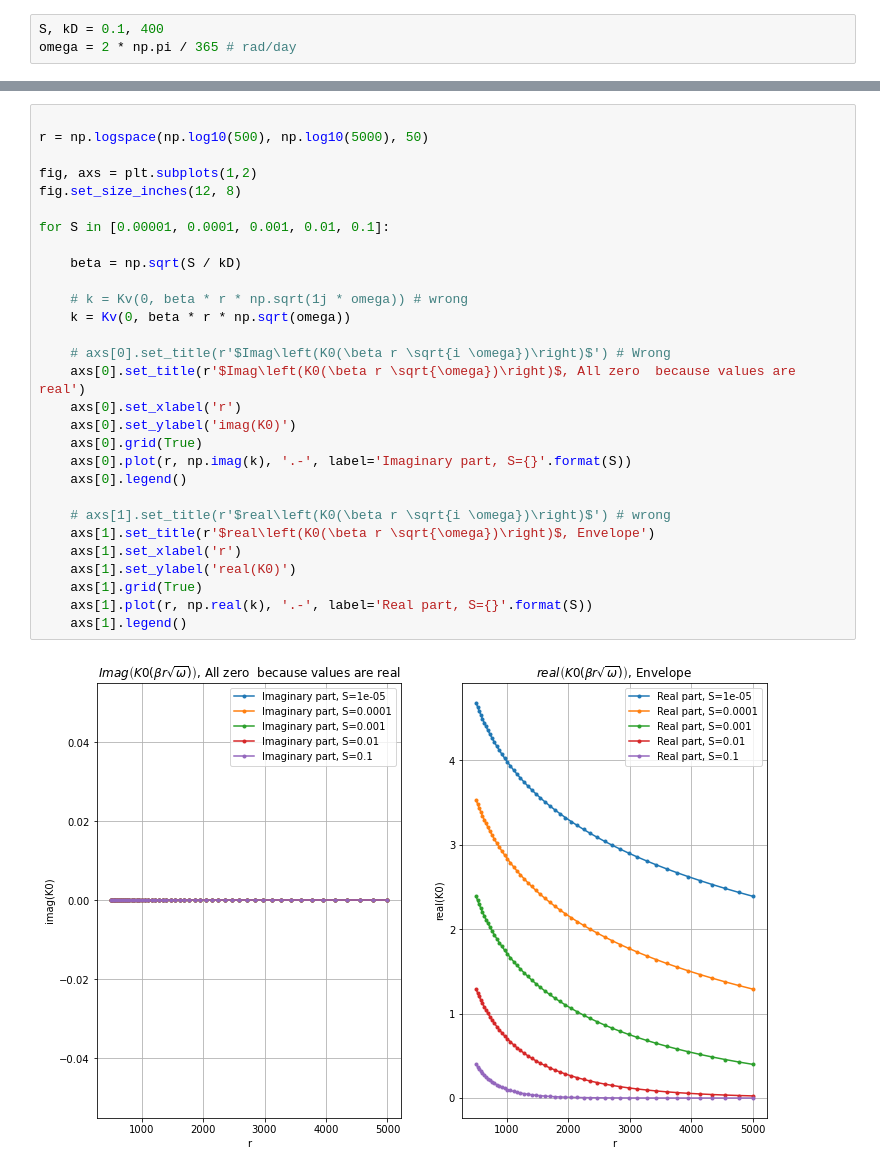
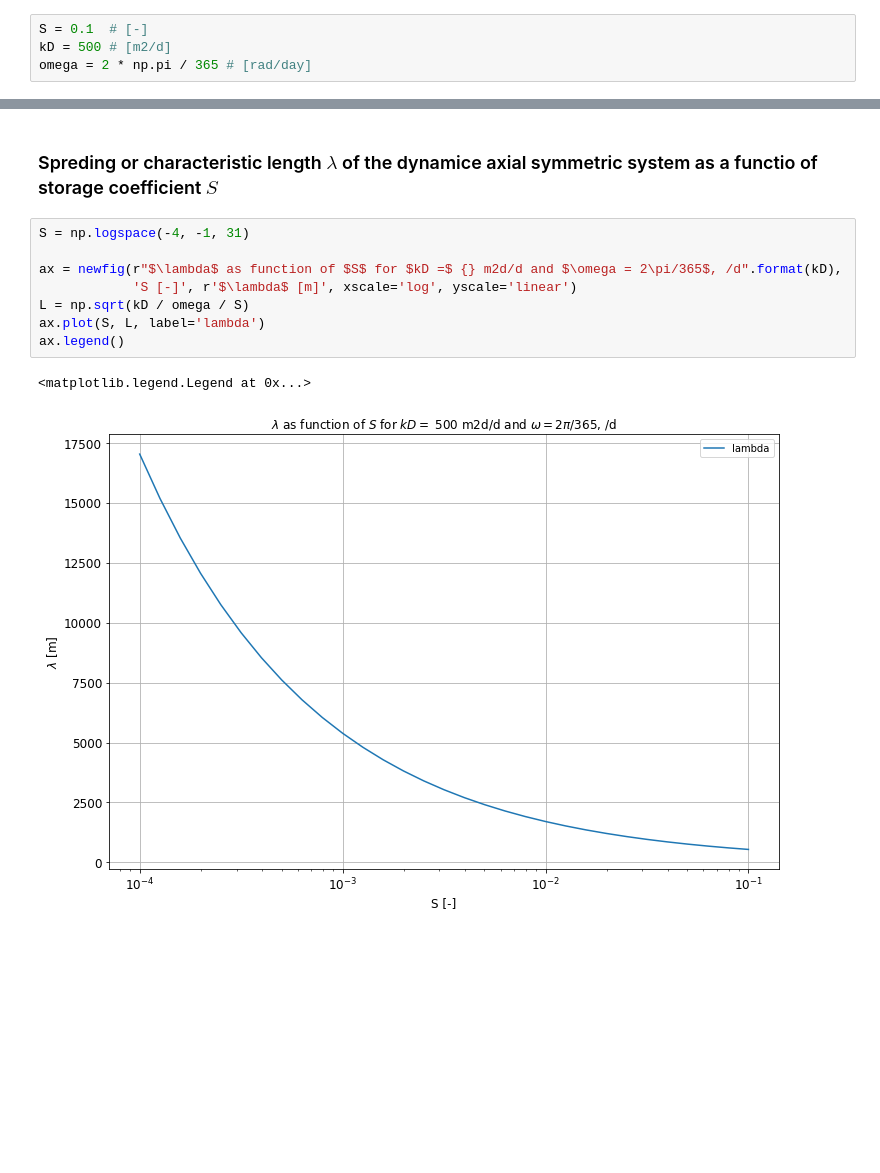
Before and after one commit to Olsthoorn/Pennink-Model, a Jupyter notebook: cases/Fremont/DampngDelayAnalytis.ipynb, the cells around one changed output, grey strips where cells are left out. Saved outputs shown, nothing was run; the diff lists cells and outputs as text; blank space fills up the shorter version.

```diff
--- a/cases/Fremont/DampngDelayAnalytis.ipynb
+++ b/cases/Fremont/DampngDelayAnalytis.ipynb
@@ -39,3 +59,4 @@ import pandas as pd
 # %%
-S, kD = 0.1, 400
-omega = 2 * np.pi / 365 # rad/day
+S = 0.1  # [-]
+kD = 500 # [m2/d]
+omega = 2 * np.pi / 365 # [rad/day]
@@ -64,31 +63,13 @@ ax.legend()
-# %%
-
-r = np.logspace(np.log10(500), np.log10(5000), 50)
-
-fig, axs = plt.subplots(1,2)
-fig.set_size_inches(12, 8)
-
-for S in [0.00001, 0.0001, 0.001, 0.01, 0.1]:
-
-    beta = np.sqrt(S / kD)
-
-    # k = Kv(0, beta * r * np.sqrt(1j * omega)) # wrong
-    k = Kv(0, beta * r * np.sqrt(omega))
-
-    # axs[0].set_title(r'$Imag\left(K0(\beta r \sqrt{i \omega})\right)$') # Wrong
-    axs[0].set_title(r'$Imag\left(K0(\beta r \sqrt{\omega})\right)$, All zero  because values are real')
-    axs[0].set_xlabel('r')
-    axs[0].set_ylabel('imag(K0)')
-    axs[0].grid(True)
-    axs[0].plot(r, np.imag(k), '.-', label='Imaginary part, S={}'.format(S))
-    axs[0].legend()
-
-    # axs[1].set_title(r'$real\left(K0(\beta r \sqrt{i \omega})\right)$') # wrong
-    axs[1].set_title(r'$real\left(K0(\beta r \sqrt{\omega})\right)$, Envelope')
-    axs[1].set_xlabel('r')
-    axs[1].set_ylabel('real(K0)')
-    axs[1].grid(True)
-    axs[1].plot(r, np.real(k), '.-', label='Real part, S={}'.format(S))
-    axs[1].legend()
-# %% [output]
-[figure, removed]
+# %% [markdown]
+### Spreding or characteristic length $\lambda$ of the dynamice axial symmetric system as a functio of storage coefficient $S$
+# %%
+S = np.logspace(-4, -1, 31)
+
+ax = newfig(r"$\lambda$ as function of $S$ for $kD =$ {} m2d/d and $\omega = 2\pi/365$, /d".format(kD),
+            'S [-]', r'$\lambda$ [m]', xscale='log', yscale='linear')
+L = np.sqrt(kD / omega / S)
+ax.plot(S, L, label='lambda')
+ax.legend()
+# %% [output]
+<matplotlib.legend.Legend at 0x...>
+[figure, added]
```
Also changed, not shown: parts of 25 cells of this notebook, 18 other files.
